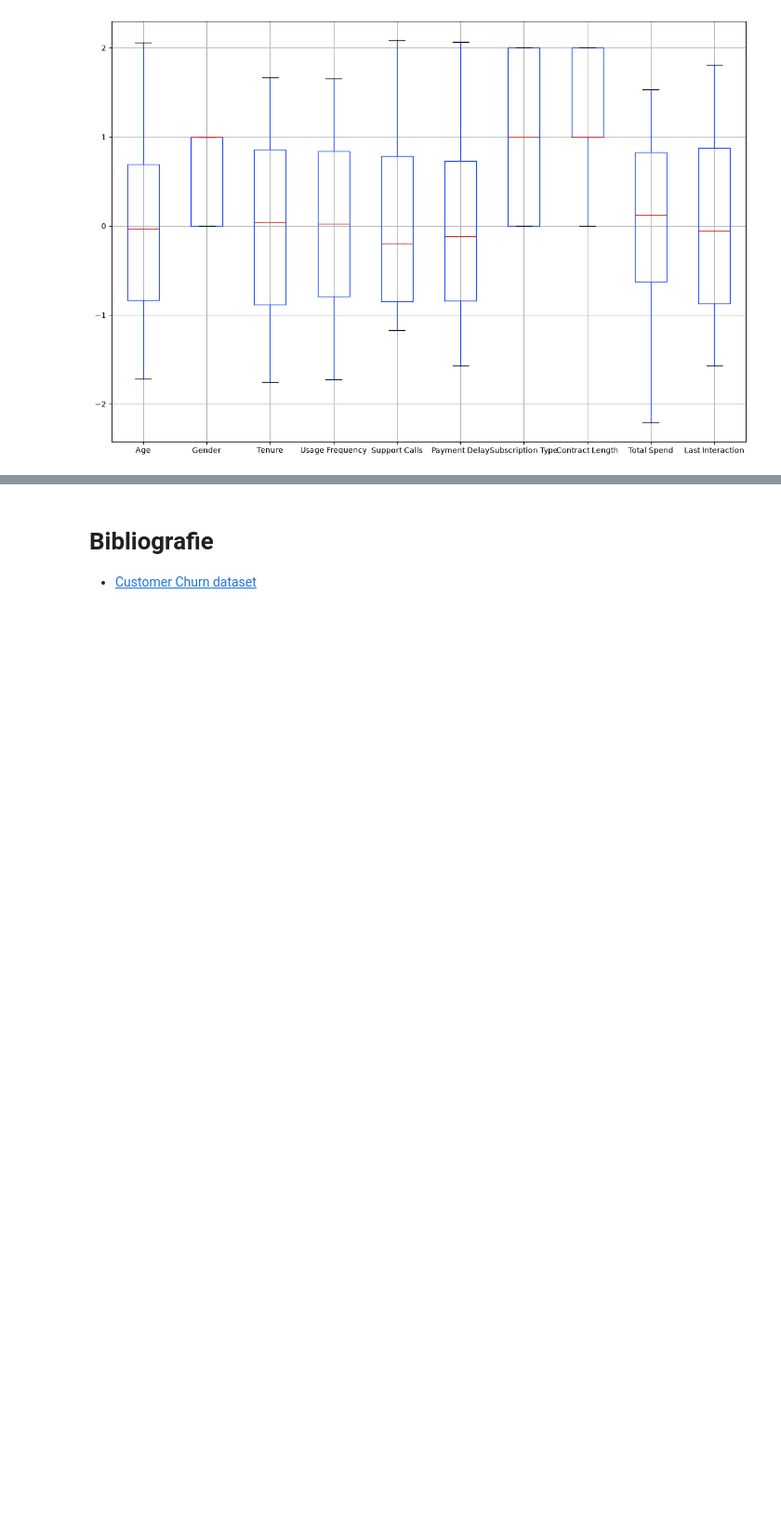
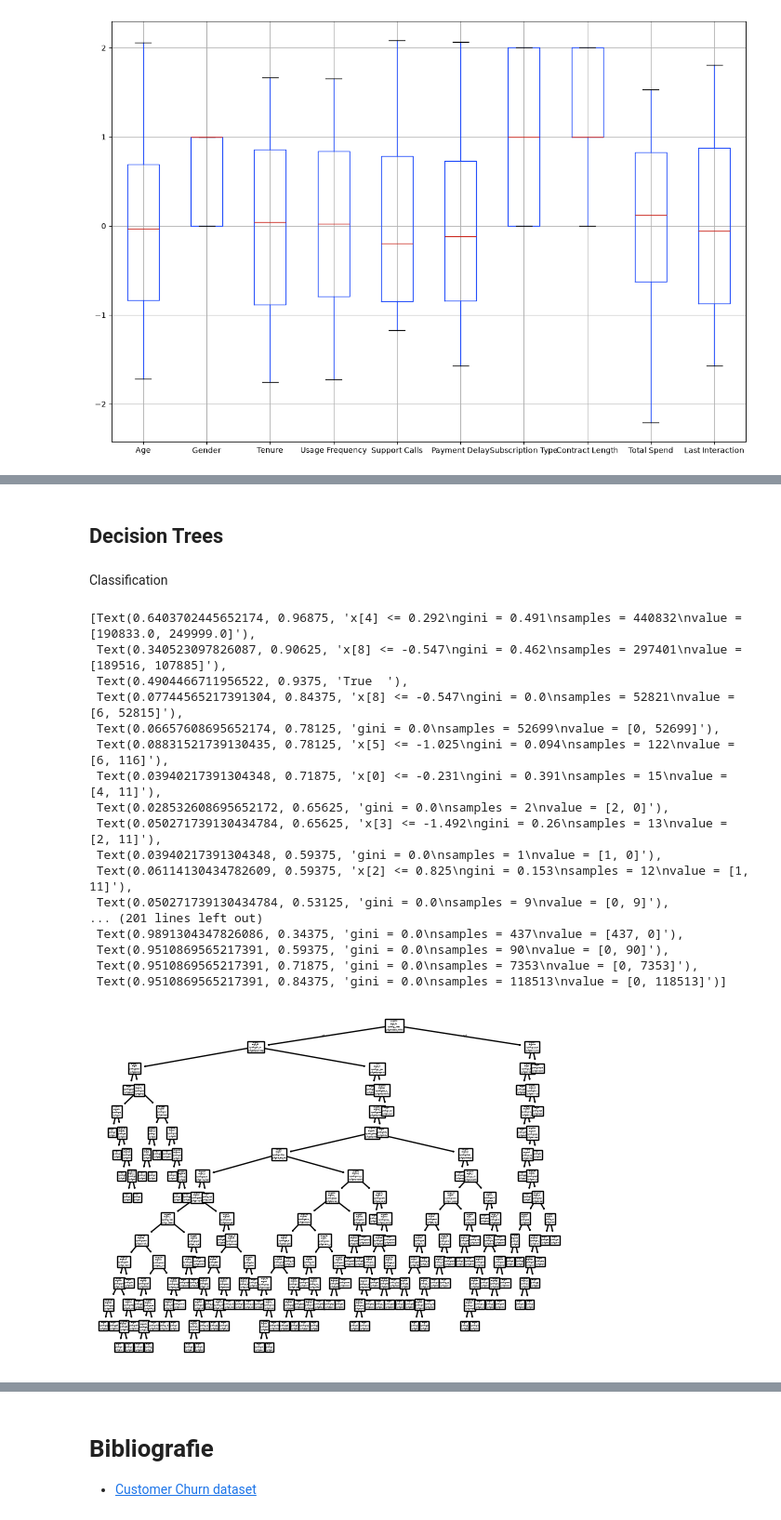
Before and after one commit to PeterParty/L3-IntroductionToMachineLearning, a Jupyter notebook: CustomerChurnPredictionSystem.ipynb, the cells around one changed output, grey strips where cells are left out. Shown at 93% size. Drawn from its saved outputs; the diff is of its cells as text; code cells hidden in the pictures; blank space fills up the shorter version.

```diff
--- a/CustomerChurnPredictionSystem.ipynb
+++ b/CustomerChurnPredictionSystem.ipynb
@@ -454,0 +511,29 @@ memory usage: 4.9 MB
+# %% [markdown]
+## Decision Trees
+# %% [markdown]
+Classification
+# %%
+clf_decision_tree_stand = tree.DecisionTreeClassifier()
+clf_decision_tree_stand = clf_decision_tree_stand.fit(X_standardized_train,y_train)
+y_pred_decision_tree_class = clf_decision_tree_stand.predict(X_standardized_test)
+# %%
+tree.plot_tree(clf_decision_tree_stand)
+# %% [output]
+[Text(0.6403702445652174, 0.96875, 'x[4] <= 0.292\ngini = 0.491\nsamples = 440832\nvalue = [190833.0, 249999.0]'),
+ Text(0.340523097826087, 0.90625, 'x[8] <= -0.547\ngini = 0.462\nsamples = 297401\nvalue = [189516, 107885]'),
+ Text(0.4904466711956522, 0.9375, 'True  '),
+ Text(0.07744565217391304, 0.84375, 'x[8] <= -0.547\ngini = 0.0\nsamples = 52821\nvalue = [6, 52815]'),
+ Text(0.06657608695652174, 0.78125, 'gini = 0.0\nsamples = 52699\nvalue = [0, 52699]'),
+ Text(0.08831521739130435, 0.78125, 'x[5] <= -1.025\ngini = 0.094\nsamples = 122\nvalue = [6, 116]'),
+ Text(0.03940217391304348, 0.71875, 'x[0] <= -0.231\ngini = 0.391\nsamples = 15\nvalue = [4, 11]'),
+ Text(0.028532608695652172, 0.65625, 'gini = 0.0\nsamples = 2\nvalue = [2, 0]'),
+ Text(0.050271739130434784, 0.65625, 'x[3] <= -1.492\ngini = 0.26\nsamples = 13\nvalue = [2, 11]'),
+ Text(0.03940217391304348, 0.59375, 'gini = 0.0\nsamples = 1\nvalue = [1, 0]'),
+ Text(0.06114130434782609, 0.59375, 'x[2] <= 0.825\ngini = 0.153\nsamples = 12\nvalue = [1, 11]'),
+ Text(0.050271739130434784, 0.53125, 'gini = 0.0\nsamples = 9\nvalue = [0, 9]'),
+... (201 lines left out)
+ Text(0.9891304347826086, 0.34375, 'gini = 0.0\nsamples = 437\nvalue = [437, 0]'),
+ Text(0.9510869565217391, 0.59375, 'gini = 0.0\nsamples = 90\nvalue = [0, 90]'),
+ Text(0.9510869565217391, 0.71875, 'gini = 0.0\nsamples = 7353\nvalue = [0, 7353]'),
+ Text(0.9510869565217391, 0.84375, 'gini = 0.0\nsamples = 118513\nvalue = [0, 118513]')]
+[figure, added]
```
Also changed, not shown: parts of 25 cells of this notebook.
